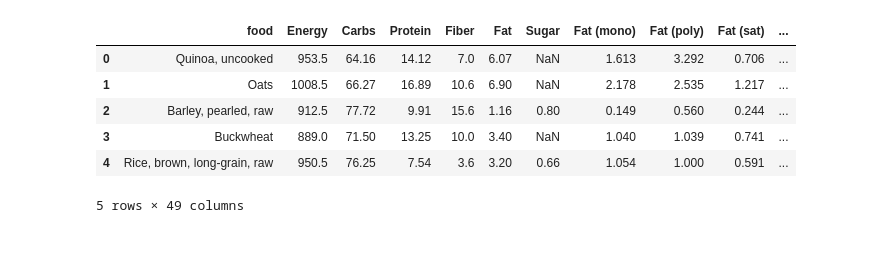
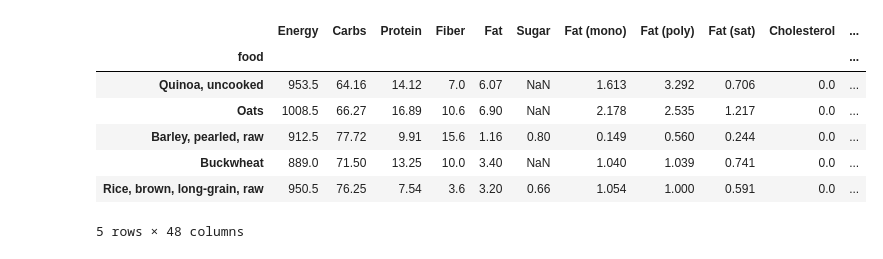
Before and after one commit to joelostblom/nutrimap, a Jupyter notebook: altair-panel-version/altair-heatmap.ipynb, the cells around one changed output. Saved outputs shown, nothing was run; the diff lists cells and outputs as text; code cells hidden in the pictures.

```diff
--- a/altair-panel-version/altair-heatmap.ipynb
+++ b/altair-panel-version/altair-heatmap.ipynb
@@ -9,14 +9,15 @@ import pandas as pd
 import altair as alt
 # %%
 # import data
-foods = pd.read_csv('/Users/Elmeri/Documents/GitHub/nutrimap/data/processed/foods.csv')
+foods = pd.read_csv('../data/processed/foods.csv', index_col = 0)
 
 foods.head()
 # %% [output]
-|  | food | Energy | Carbs | Protein | Fiber | Fat | Sugar | Fat (mono) | Fat (poly) | Fat (sat) | ... |
-| 0 | Quinoa, uncooked | 953.5 | 64.16 | 14.12 | 7.0 | 6.07 | NaN | 1.613 | 3.292 | 0.706 | ... |
-| 1 | Oats | 1008.5 | 66.27 | 16.89 | 10.6 | 6.90 | NaN | 2.178 | 2.535 | 1.217 | ... |
-| 2 | Barley, pearled, raw | 912.5 | 77.72 | 9.91 | 15.6 | 1.16 | 0.80 | 0.149 | 0.560 | 0.244 | ... |
-| 3 | Buckwheat | 889.0 | 71.50 | 13.25 | 10.0 | 3.40 | NaN | 1.040 | 1.039 | 0.741 | ... |
-| 4 | Rice, brown, long-grain, raw | 950.5 | 76.25 | 7.54 | 3.6 | 3.20 | 0.66 | 1.054 | 1.000 | 0.591 | ... |
+|  | Energy | Carbs | Protein | Fiber | Fat | Sugar | Fat (mono) | Fat (poly) | Fat (sat) | Cholesterol | ... |
+| food |  |  |  |  |  |  |  |  |  |  | ... |
+| Quinoa, uncooked | 953.5 | 64.16 | 14.12 | 7.0 | 6.07 | NaN | 1.613 | 3.292 | 0.706 | 0.0 | ... |
+| Oats | 1008.5 | 66.27 | 16.89 | 10.6 | 6.90 | NaN | 2.178 | 2.535 | 1.217 | 0.0 | ... |
+| Barley, pearled, raw | 912.5 | 77.72 | 9.91 | 15.6 | 1.16 | 0.80 | 0.149 | 0.560 | 0.244 | 0.0 | ... |
+| Buckwheat | 889.0 | 71.50 | 13.25 | 10.0 | 3.40 | NaN | 1.040 | 1.039 | 0.741 | 0.0 | ... |
+| Rice, brown, long-grain, raw | 950.5 | 76.25 | 7.54 | 3.6 | 3.20 | 0.66 | 1.054 | 1.000 | 0.591 | 0.0 | ... |
-5 rows × 49 columns
+5 rows × 48 columns
```
Also changed, not shown: parts of 11 cells of this notebook.
